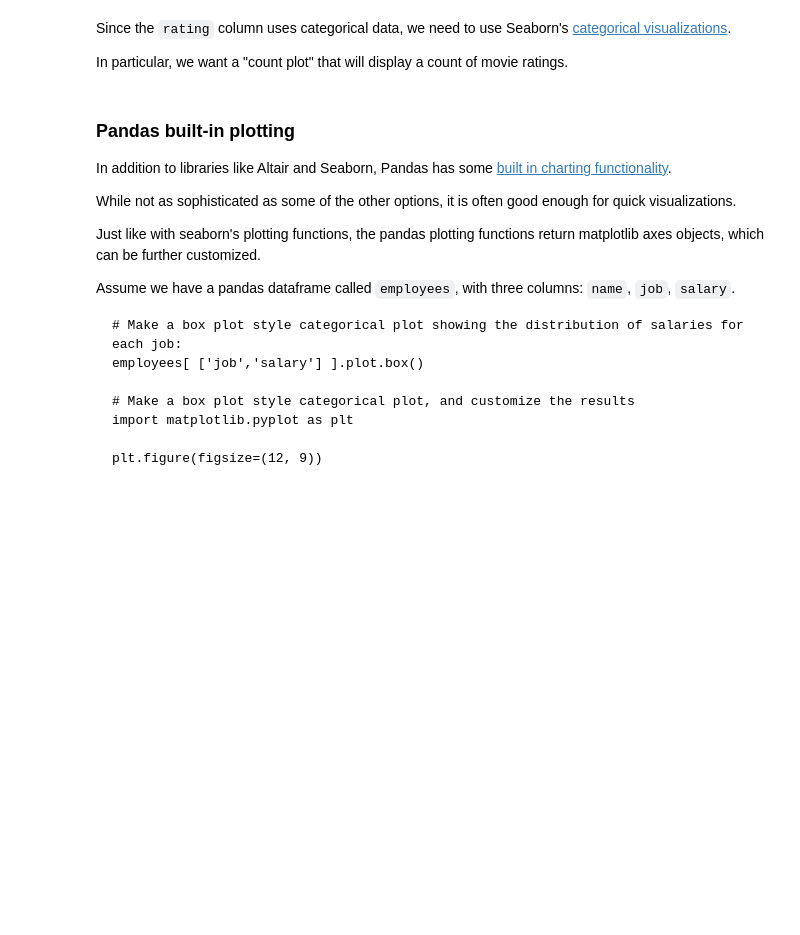
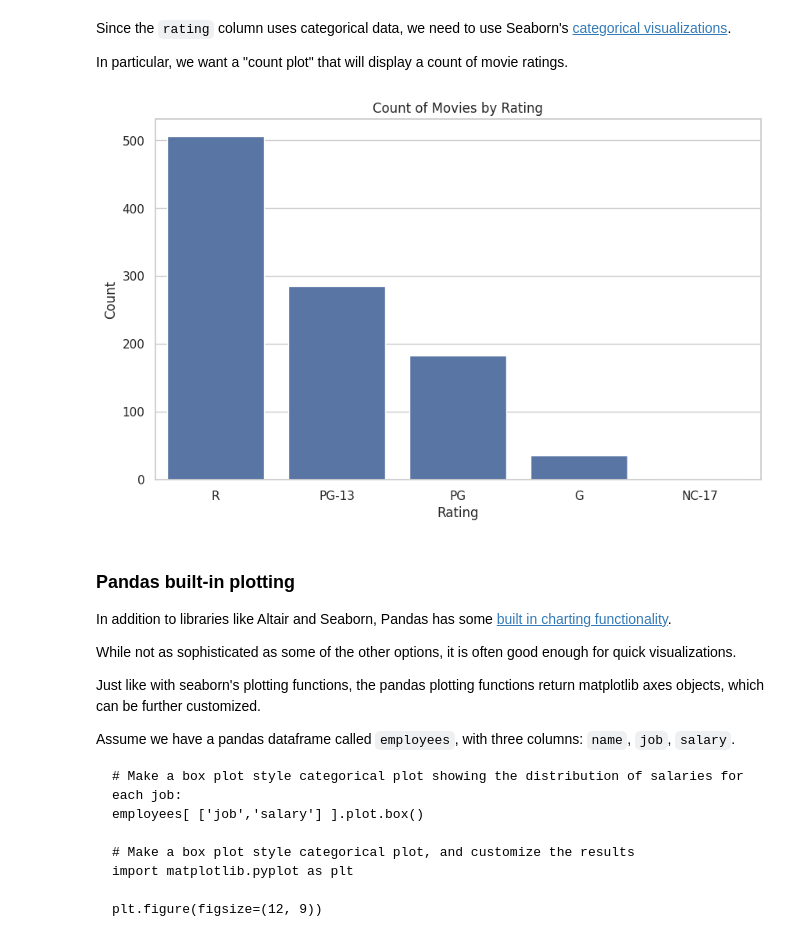
Before and after one commit to colema01/AES-Encryption, a Jupyter notebook: notebooks/Exploration_01.ipynb, the cells around one changed output. Drawn from its saved outputs; the diff is of its cells as text; code cells hidden in the pictures; blank space fills up the shorter version.

```diff
--- a/notebooks/Exploration_01.ipynb
+++ b/notebooks/Exploration_01.ipynb
@@ -99,3 +99,10 @@ Once we have the subset, we should see how many rows it contains. There are a [v
 # %%
 # Use pandas's filtering abilitites to select the subset of data
 # that represents movies, then calculate how many rows are in the filtered data.
+import pandas as pd
+
+movies_data = netflix_data[netflix_data['type'] == 'Movie']
+
+num_movies = len(movies_data)
+
+print(f"The dataset contains {num_movies} movies.")
@@ -116,3 +145,13 @@ Let's [filter some more](https://pandas.pydata.org/docs/getting_started/intro_tu
 # Filter the list of movies to select a new subset containing only movies with
 # a standard MPAA rating. Calculate how many rows are in this new set, and
 # then see which ratings appear most often.
+
+mpaa_ratings = ['G', 'PG', 'PG-13', 'R', 'NC-17']
+
+mpaa_movies = movies_data[movies_data['rating'].isin(mpaa_ratings)]
+
+num_mpaa_movies = len(mpaa_movies)
+
+print(f"The dataset contains {num_mpaa_movies} movies with standard MPAA ratings.")
+print("\nMost frequent ratings in the filtered dataset:")
+print(mpaa_movies['rating'].value_counts())
@@ -201,12 +260,25 @@ Optionally, you may wish to set some default chart aesthetics by [setting the ch
 # %%
 # Import the seaborn library the conventional way. Then optionally configure
 # the default chart style.
+import seaborn as sns
+
+sns.set(style="whitegrid")
 # %% [markdown]
 Since the `rating` column uses categorical data, we need to use Seaborn's [categorical visualizations](https://seaborn.pydata.org/tutorial/categorical.html).
 
 In particular, we want a "count plot" that will display a count of movie ratings.
 # %%
 # Use seaborn to create a count plot comparing the count of each movie rating
+import matplotlib.pyplot as plt
+
+plt.figure(figsize=(10, 6))
+sns.countplot(data=mpaa_movies, x='rating')
+plt.title('Count of Movies by Rating')
+plt.xlabel('Rating')
+plt.ylabel('Count')
+plt.show()
+# %% [output]
+[figure, added]
 # %% [markdown]
 ### Pandas built-in plotting
 In addition to libraries like Altair and Seaborn, Pandas has some [built in charting functionality](https://pandas.pydata.org/docs/getting_started/intro_tutorials/04_plotting.html).
```
Also changed, not shown: parts of 6 cells of this notebook.
